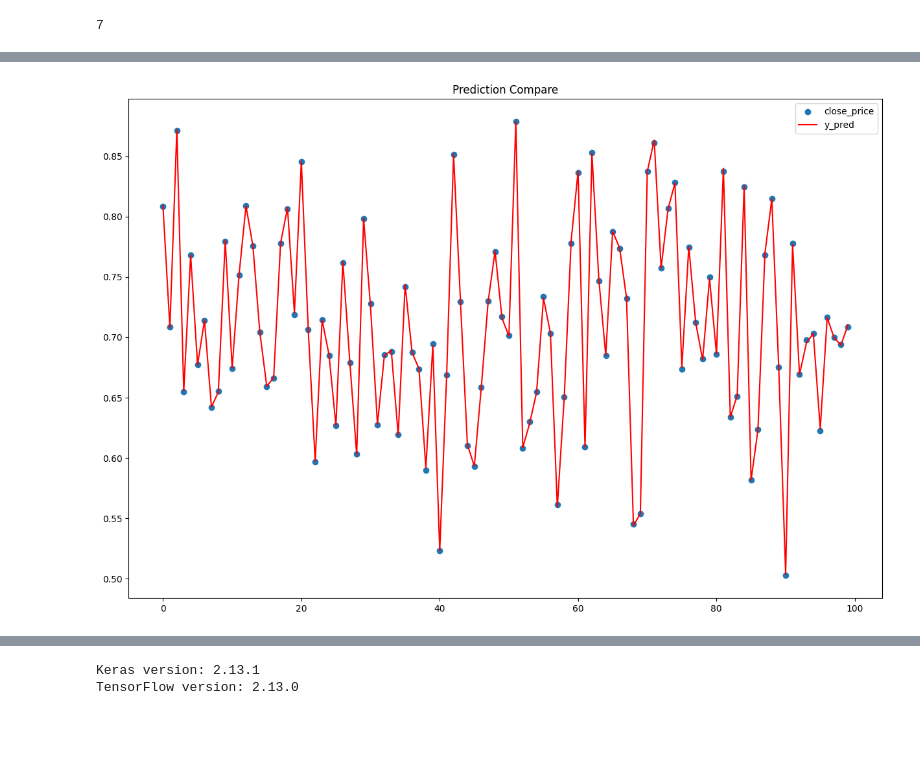
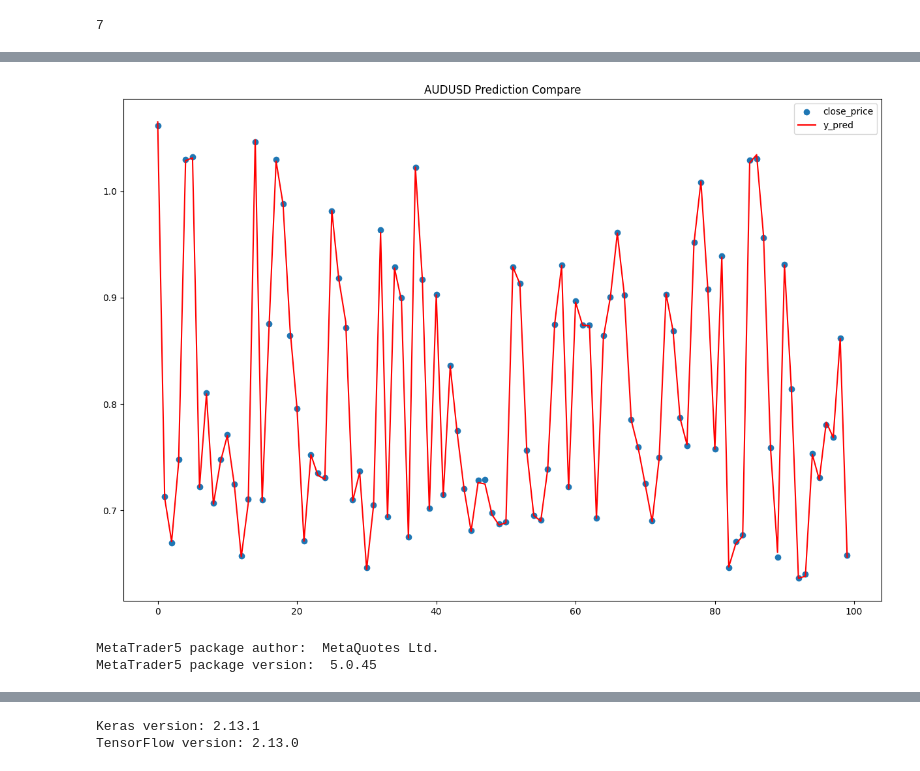
Before and after one commit to dbright123/Dbot-Neural-Network, a Jupyter notebook: DBot_FX_AI(Predicting).ipynb, the cells around one changed output, grey strips where cells are left out. Drawn from its saved outputs; the diff is of its cells as text; code cells hidden in the pictures; blank space fills up the shorter version.

```diff
--- a/DBot_FX_AI(Predicting).ipynb
+++ b/DBot_FX_AI(Predicting).ipynb
@@ -18,13 +18,13 @@ df = []
 markets = ["AUDUSD","EURUSD","GBPUSD","USDCAD","USDCHF","XAUUSD","NZDUSD"]
 
 for market in  markets:
-  df.append(pd.read_csv("/content/drive/MyDrive/forex data/Generated"+market+" dbot.csv"))
+  df.append(pd.read_csv("Generated"+market+" dbot.csv"))
 # %%
 print(len(df))
 # %% [output]
 7
 # %%
-n = 6 ## to select the market we want
+n = 0 ## to select the market we want
 # %%
 df[n].head()
 # %% [output]
@@ -72,7 +72,7 @@ print(y.shape)
 # %%
 from sklearn.model_selection import train_test_split
 
-x_train, x_test, y_train, y_test = train_test_split(x, y, test_size=0.05, random_state=0)
+x_train, x_test, y_train, y_test = train_test_split(x, y, test_size=0.02, random_state=0)
 
 
 x_test = x_test[:-100]
@@ -228,18 +227,25 @@ y_pred = sc_y.inverse_transform(y_pred.reshape((len(y_pred),1)))
 # %%
 plt.figure(figsize=(15, 10))
-plt.title("Prediction Compare")
+plt.title(markets[n]+" Prediction Compare")
 x_point = []
 
 for i in range(len(y_test[-100:])):
   t = [i]
   x_point.append(t)
 plt.scatter(x_point, y_test[-100:], label="close_price")
 #plt.plot(y_test, label="y_test")
 
 plt.plot(y_pred[-100:], label="y_pred", color="red")
 
 plt.legend()
 
 plt.show()
 # %% [output]
-[figure, old version]
+[figure, new version]
+# %%
+import MetaTrader5 as mt5
+print("MetaTrader5 package author: ",mt5.__author__)
+print("MetaTrader5 package version: ",mt5.__version__)
+# %% [output]
+MetaTrader5 package author:  MetaQuotes Ltd.
+MetaTrader5 package version:  5.0.45
```
Also changed, not shown: parts of 20 cells of this notebook, 16 other files.
